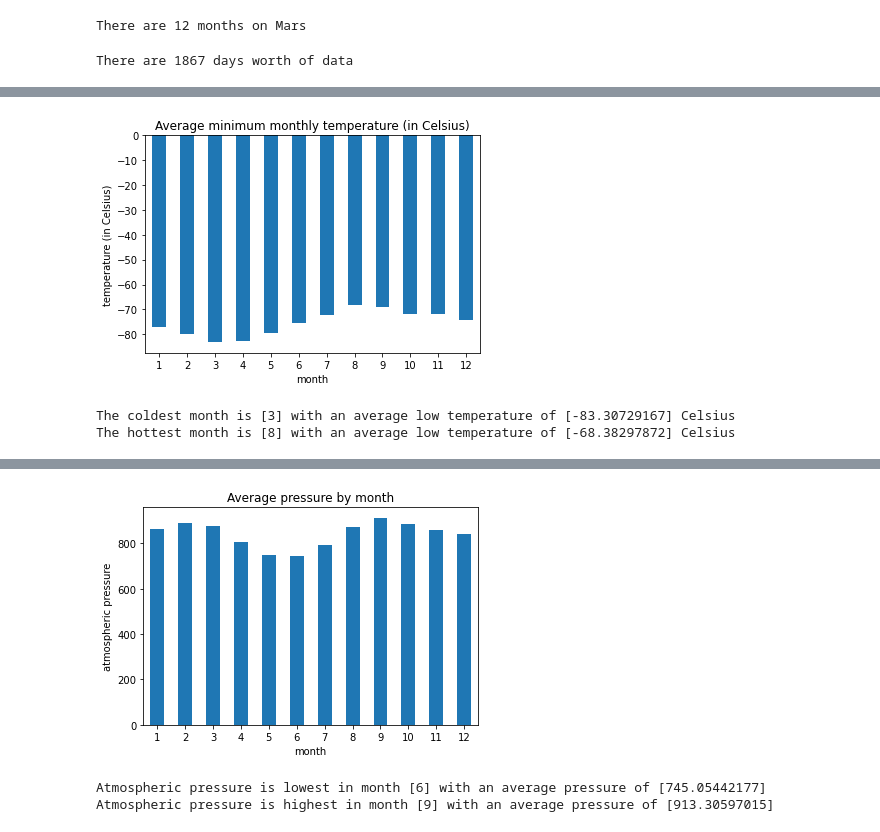
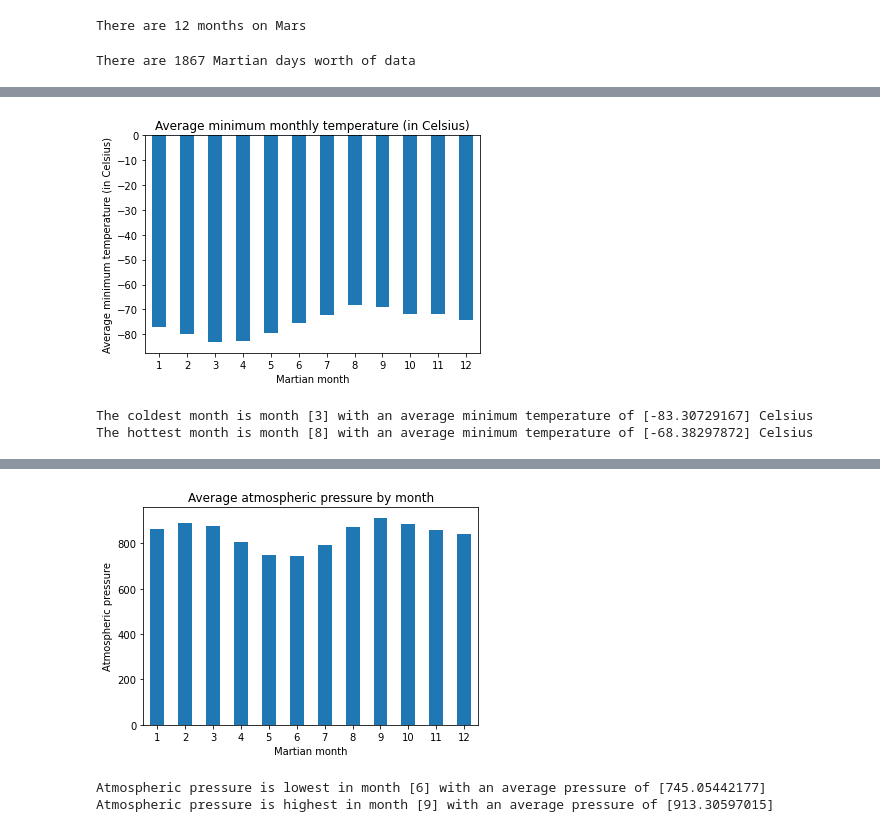
Before and after one commit to kimco2/webscraping, a Jupyter notebook: part_2_mars_weather.ipynb, the cells around one changed output, grey strips where cells are left out. Cells and saved outputs as stored; diff of their text form; code cells hidden in the pictures.

```diff
--- a/part_2_mars_weather.ipynb
+++ b/part_2_mars_weather.ipynb
@@ -59,8 +58,8 @@ list_of_rows = []
 # Loop through the scraped data to create a list of rows
 for row in rows:
     data = row.find_all('td')
-    row = [elem.text for elem in data]
-    list_of_rows.append(row)
+    row_data = [elem.text for elem in data]
+    list_of_rows.append(row_data)
 # %%
 # Create a Pandas DataFrame by using the list of rows and a list of the column names
 mars_temp = pd.DataFrame(list_of_rows, columns = ["id", "terrestrial_date", "sol", "ls", "month", "min_temp", "pressure"])
@@ -100,9 +99,7 @@ dtypes: object(7)
 memory usage: 102.2+ KB
 # %%
 # Change data types for data analysis
-import datetime as datetime
-
-mars_temp.terrestrial_date = pd.to_datetime(mars_temp.terrestrial_date, dayfirst=True)
+mars_temp.terrestrial_date = pd.to_datetime(mars_temp.terrestrial_date)
 
 convert_dict = {'id':int,
                 'sol':int,
@@ -110,7 +107,6 @@ convert_dict = {'id':int,
                 'month':int,
                 'min_temp':float,
                 'pressure':float}
-
 mars_temp = mars_temp.astype(convert_dict)
 # %%
 # Confirm type changes were successful by examining data types again
@@ -155,9 +153,11 @@ There are 12 months on Mars
 # %%
 # 2. How many Martian days' worth of data are there?
 # make sure the values in the sol column are unique.
+
+# Finding out how many unique Martian days there are
 martian_days = mars_temp['sol'].nunique()
-print(f"There are {martian_days} days worth of data")
+print(f"There are {martian_days} Martian days worth of data")
 # %% [output]
-There are 1867 days worth of data
+There are 1867 Martian days worth of data
 # %%
 # 3. What is the average low temperature by month?
@@ -181,19 +183,21 @@ Name: min_temp, dtype: float64
 # %%
 # Plot the average temperature by month
 temp_month_graph = avg_low_temp_month.plot(kind="bar", title="Average minimum monthly temperature (in Celsius)", rot=360)
-temp_month_graph.set_xlabel("month")
-temp_month_graph.set_ylabel("temperature (in Celsius)");
+temp_month_graph.set_xlabel("Martian month")
+temp_month_graph.set_ylabel("Average minimum temperature (in Celsius)");
 # %% [output]
-[figure, old version]
+[figure, new version]
 # %%
 # Identify the coldest and hottest months in Curiosity's location
+
+# Using the average low temperature results by month calculated earlier, sort values and bring back the first (coldest) and last (hottest) values and corresponding month
 coldest_month = avg_low_temp_month.sort_values()[:1]
 hottest_month = avg_low_temp_month.sort_values()[-1:]
 
-print(f"The coldest month is {coldest_month.index.values} with an average low temperature of {coldest_month.values} Celsius")
-print(f"The hottest month is {hottest_month.index.values} with an average low temperature of {hottest_month.values} Celsius")
+print(f"The coldest month is month {coldest_month.index.values} with an average minimum temperature of {coldest_month.values} Celsius")
+print(f"The hottest month is month {hottest_month.index.values} with an average minimum temperature of {hottest_month.values} Celsius")
 # %% [output]
-The coldest month is [3] with an average low temperature of [-83.30729167] Celsius
-The hottest month is [8] with an average low temperature of [-68.38297872] Celsius
+The coldest month is month [3] with an average minimum temperature of [-83.30729167] Celsius
+The hottest month is month [8] with an average minimum temperature of [-68.38297872] Celsius
 # %%
 # 4. Average pressure by Martian month
@@ -216,10 +222,10 @@ month
 Name: pressure, dtype: float64
 # %%
 # Plot the average pressure by month
-pressure_month_graph = avg_pressure_month.plot(kind="bar", title="Average pressure by month", rot=360)
-pressure_month_graph.set_xlabel("month")
-pressure_month_graph.set_ylabel("atmospheric pressure");
+pressure_month_graph = avg_pressure_month.plot(kind="bar", title="Average atmospheric pressure by month", rot=360)
+pressure_month_graph.set_xlabel("Martian month")
+pressure_month_graph.set_ylabel("Atmospheric pressure");
 # %% [output]
-[figure, old version]
+[figure, new version]
 # %%
 # Identify months with the highest and lowest pressure
```
Also changed, not shown: parts of 19 cells of this notebook, 8 other files.
